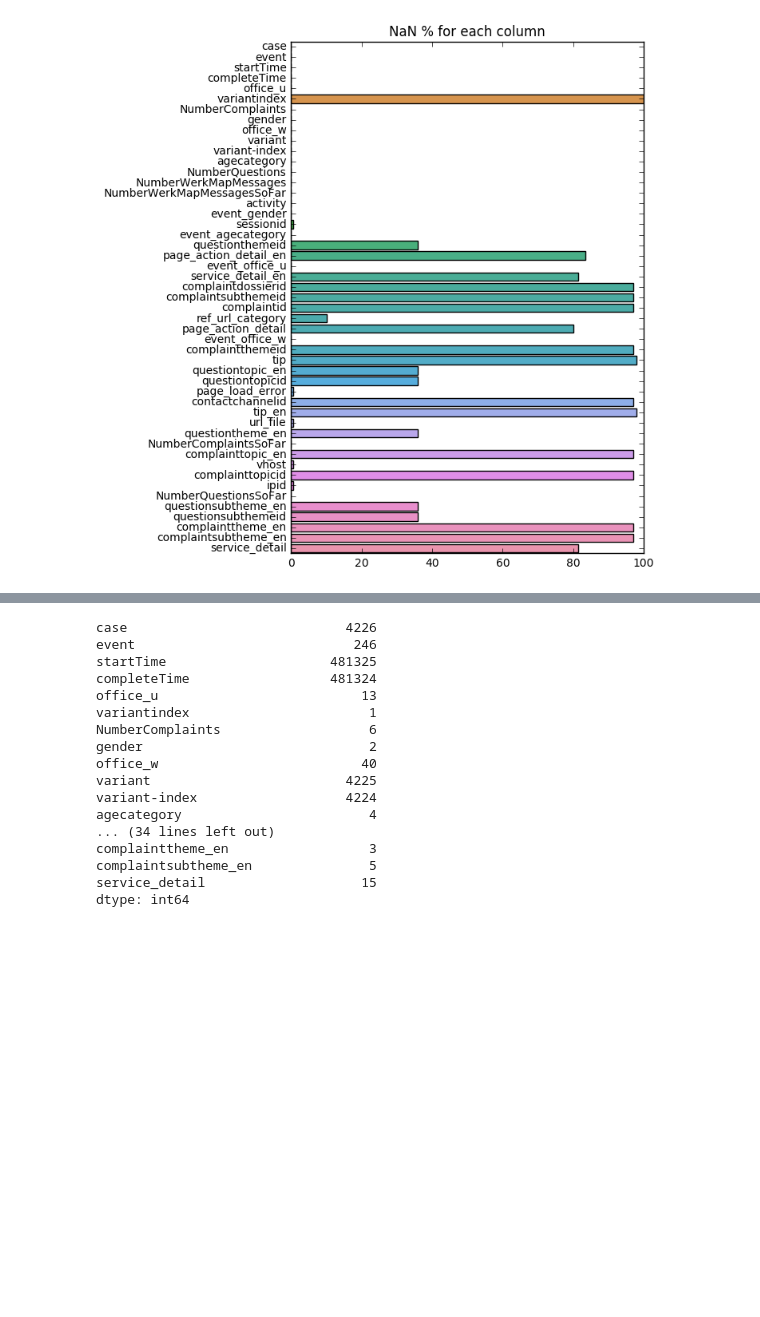
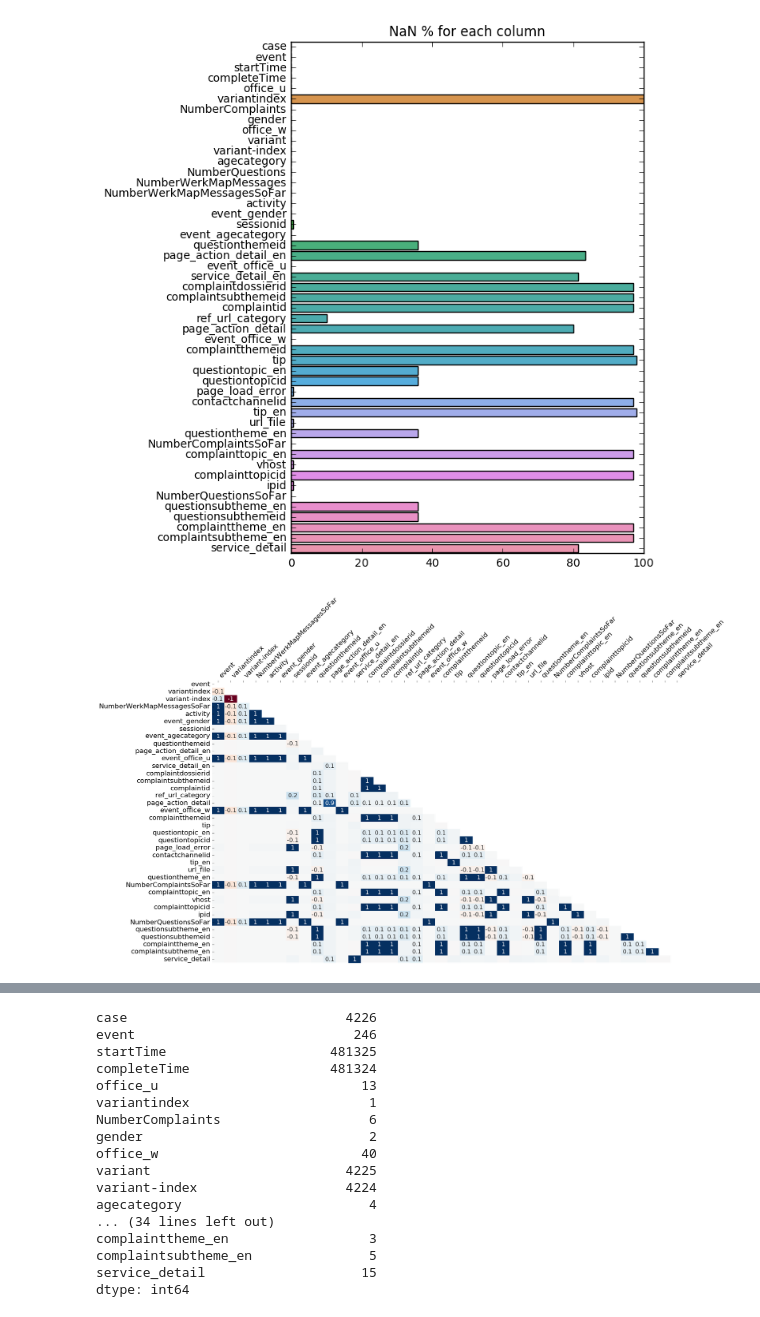
Before and after one commit to TCACastelijns/UVW, a Jupyter notebook: EDA.ipynb, the cells around one changed output, grey strips where cells are left out. Drawn from its saved outputs; the diff is of its cells as text; code cells hidden in the pictures; blank space fills up the shorter version.

```diff
--- a/EDA.ipynb
+++ b/EDA.ipynb
@@ -30,3 +38,8 @@ sns.barplot(x=null, y=null.index).set_title('NaN % for each column')
 plt.show()
 # %% [output]
 [figure]
+# %%
+import missingno as msno
+msno.heatmap(log)
+# %% [output]
+[figure, added]
```
Also changed, not shown: parts of 12 cells of this notebook, 3 other files.
